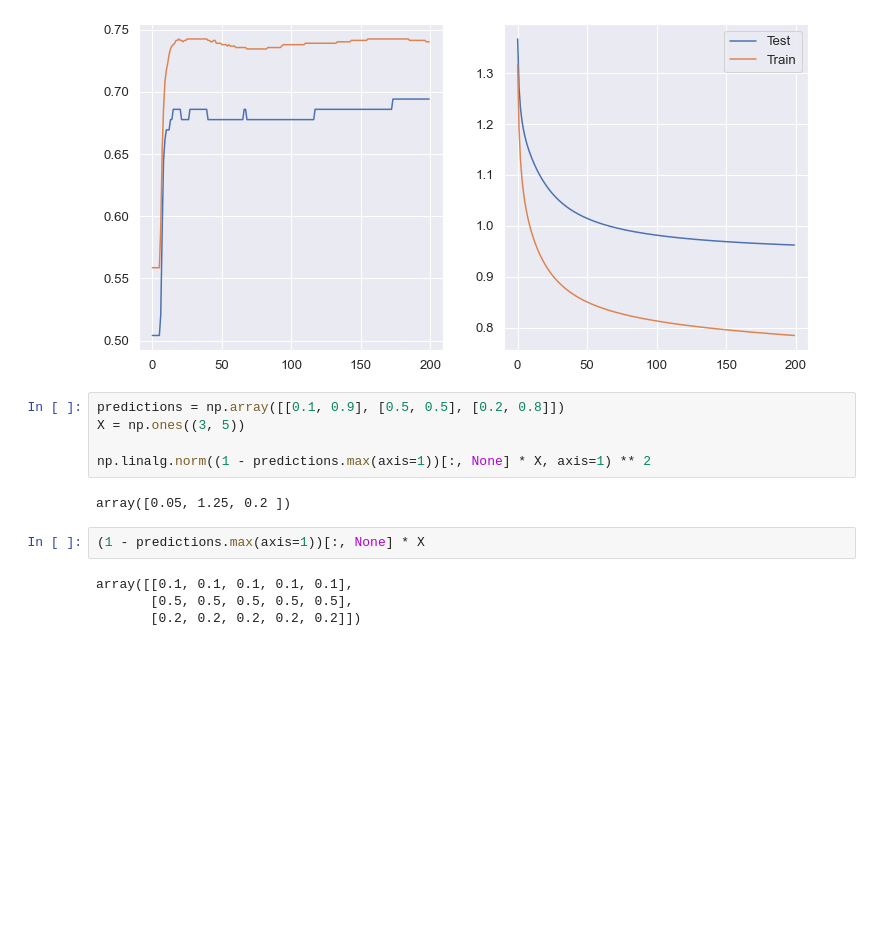
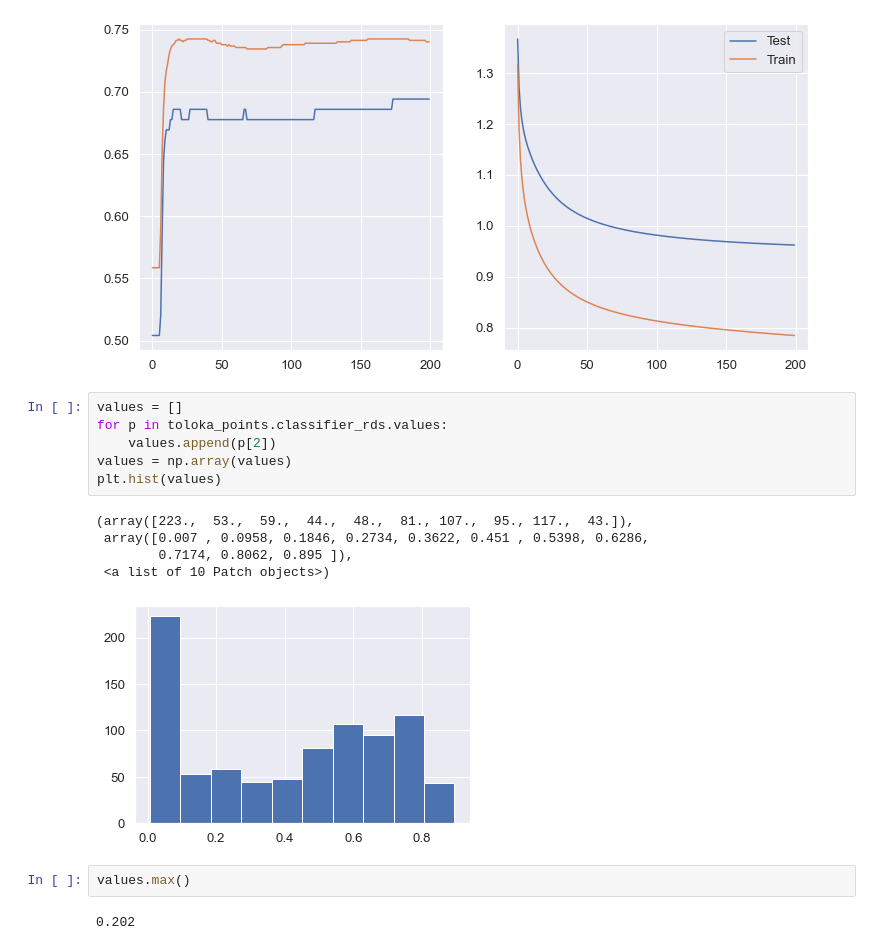
Before and after one commit to AndreySmirdin/CrowdInference, a Jupyter notebook: Toloka.ipynb, the cells around one changed output. Cells and saved outputs as stored; diff of their text form; blank space fills up the shorter version.

```diff
--- a/Toloka.ipynb
+++ b/Toloka.ipynb
@@ -189,16 +190,19 @@ bm.run_mv_classifier(toloka_data, iters=200, n_classes=5, lr=0.0001, hard=True)
 1.0
 (0.6942148760330579, 0.6942148760330579)
 [figure]
-# %%
-predictions = np.array([[0.1, 0.9], [0.5, 0.5], [0.2, 0.8]])
-X = np.ones((3, 5))
-
-np.linalg.norm((1 - predictions.max(axis=1))[:, None] * X, axis=1) ** 2
-# %% [output]
-array([0.05, 1.25, 0.2 ])
-# %%
-(1 - predictions.max(axis=1))[:, None] * X
-# %% [output]
-array([[0.1, 0.1, 0.1, 0.1, 0.1],
-       [0.5, 0.5, 0.5, 0.5, 0.5],
-       [0.2, 0.2, 0.2, 0.2, 0.2]])
+# %%
+values = []
+for p in toloka_points.classifier_rds.values:
+    values.append(p[2])
+values = np.array(values)
+plt.hist(values)
+# %% [output]
+(array([223.,  53.,  59.,  44.,  48.,  81., 107.,  95., 117.,  43.]),
+ array([0.007 , 0.0958, 0.1846, 0.2734, 0.3622, 0.451 , 0.5398, 0.6286,
+        0.7174, 0.8062, 0.895 ]),
+ <a list of 10 Patch objects>)
+[figure, added]
+# %%
+values.max()
+# %% [output]
+0.202
```
Also changed, not shown: parts of 1 cell of this notebook, 6 other files.
